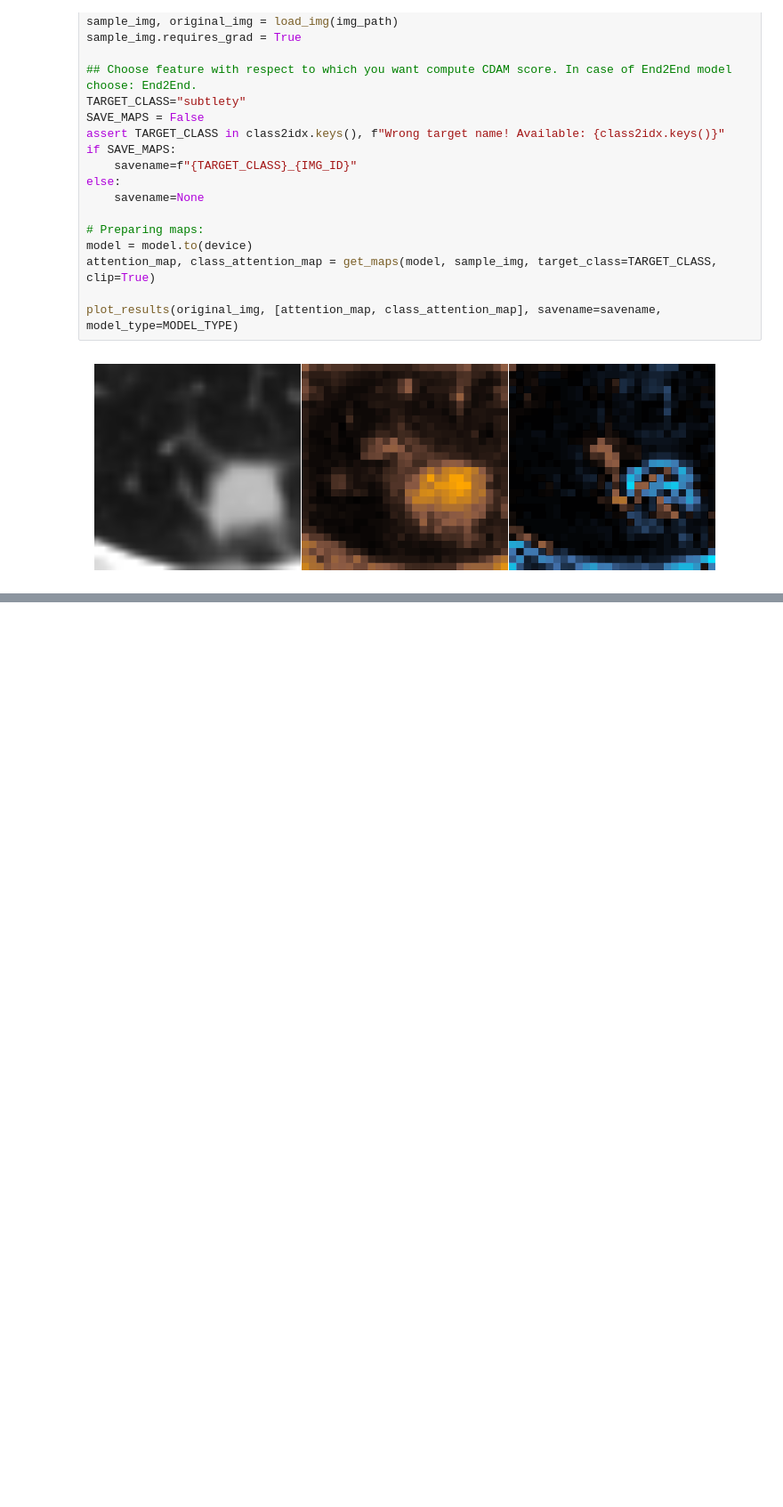
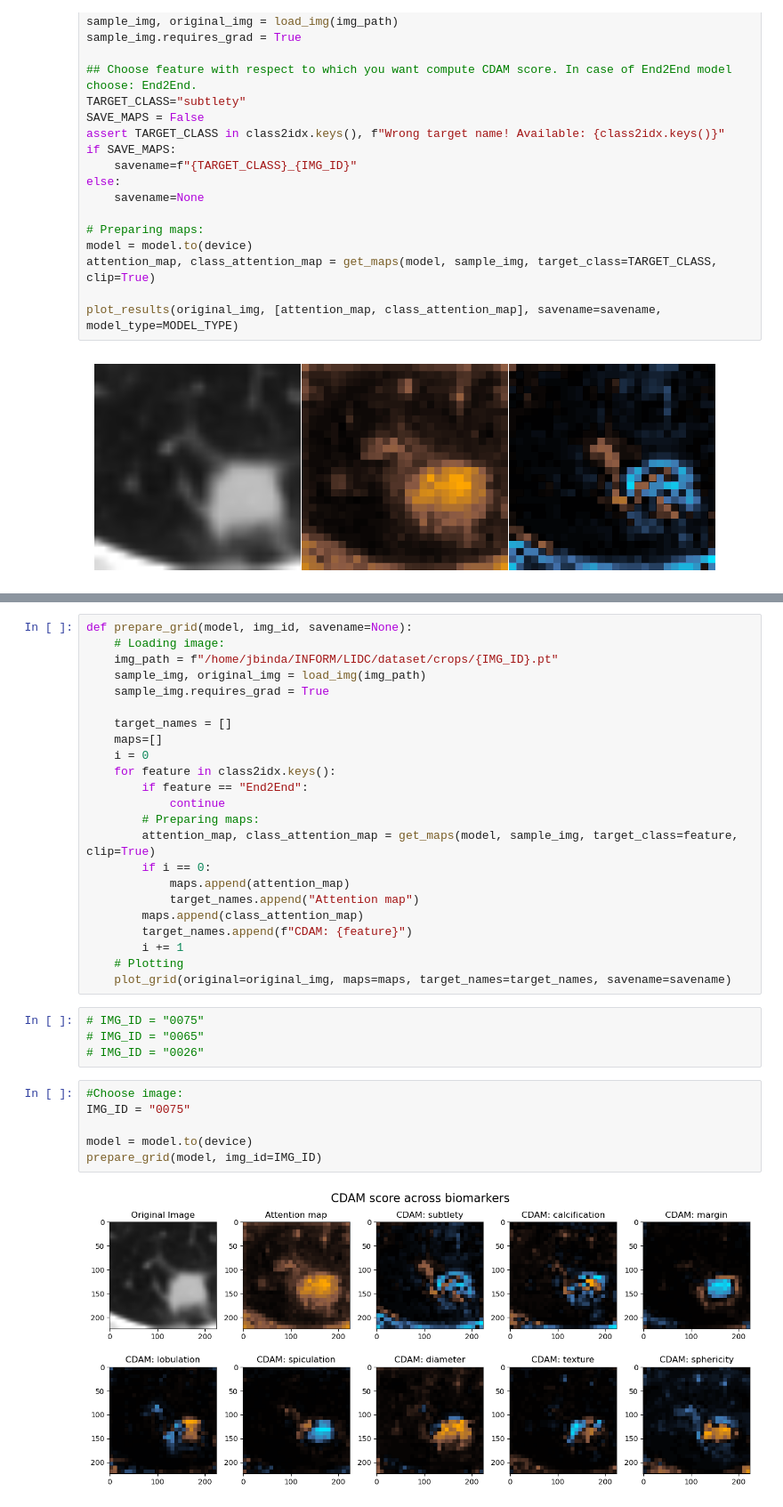
Before and after one commit to jbindaAI/LIDC, a Jupyter notebook: CDAM_LIDC/CDAM_SSL.ipynb, the cells around one changed output, grey strips where cells are left out. Shown at 89% size. Cells and saved outputs as stored; diff of their text form; blank space fills up the shorter version.

Commit message:
Preparing plotting function for biomarker CDAM visualization

```diff
--- a/CDAM_LIDC/CDAM_SSL.ipynb
+++ b/CDAM_LIDC/CDAM_SSL.ipynb
@@ -328,0 +361,35 @@ plot_results(original_img, [attention_map, class_attention_map], savename=savena
+# %%
+def prepare_grid(model, img_id, savename=None):
+    # Loading image:
+    img_path = f"/home/jbinda/INFORM/LIDC/dataset/crops/{IMG_ID}.pt"
+    sample_img, original_img = load_img(img_path)
+    sample_img.requires_grad = True
+
+    target_names = []
+    maps=[]
+    i = 0
+    for feature in class2idx.keys():
+        if feature == "End2End":
+            continue
+        # Preparing maps:
+        attention_map, class_attention_map = get_maps(model, sample_img, target_class=feature, clip=True)
+        if i == 0:
+            maps.append(attention_map)
+            target_names.append("Attention map")
+        maps.append(class_attention_map)
+        target_names.append(f"CDAM: {feature}")
+        i += 1
+    # Plotting
+    plot_grid(original=original_img, maps=maps, target_names=target_names, savename=savename)
+# %%
+# IMG_ID = "0075"
+# IMG_ID = "0065"
+# IMG_ID = "0026"
+# %%
+#Choose image:
+IMG_ID = "0075"
+
+model = model.to(device)
+prepare_grid(model, img_id=IMG_ID)
+# %% [output]
+[figure, added]
```
Also changed, not shown: parts of 1 cell of this notebook, 1 other file.
